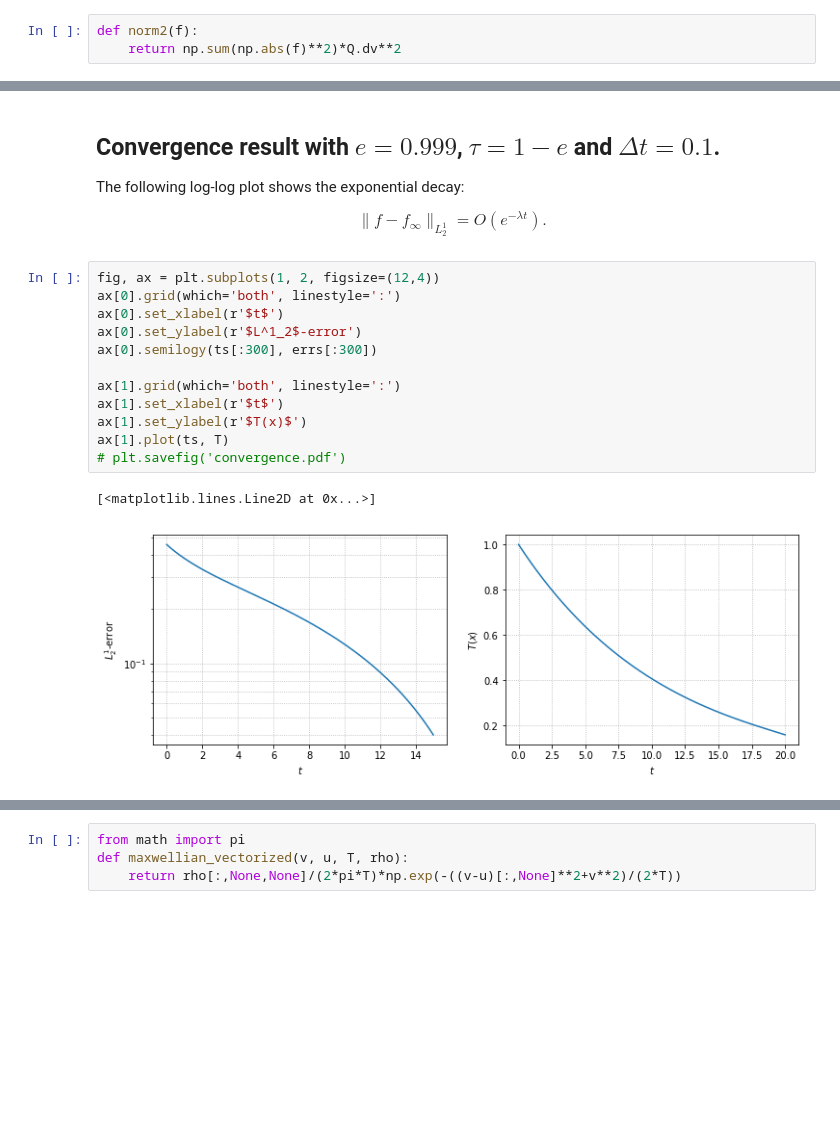
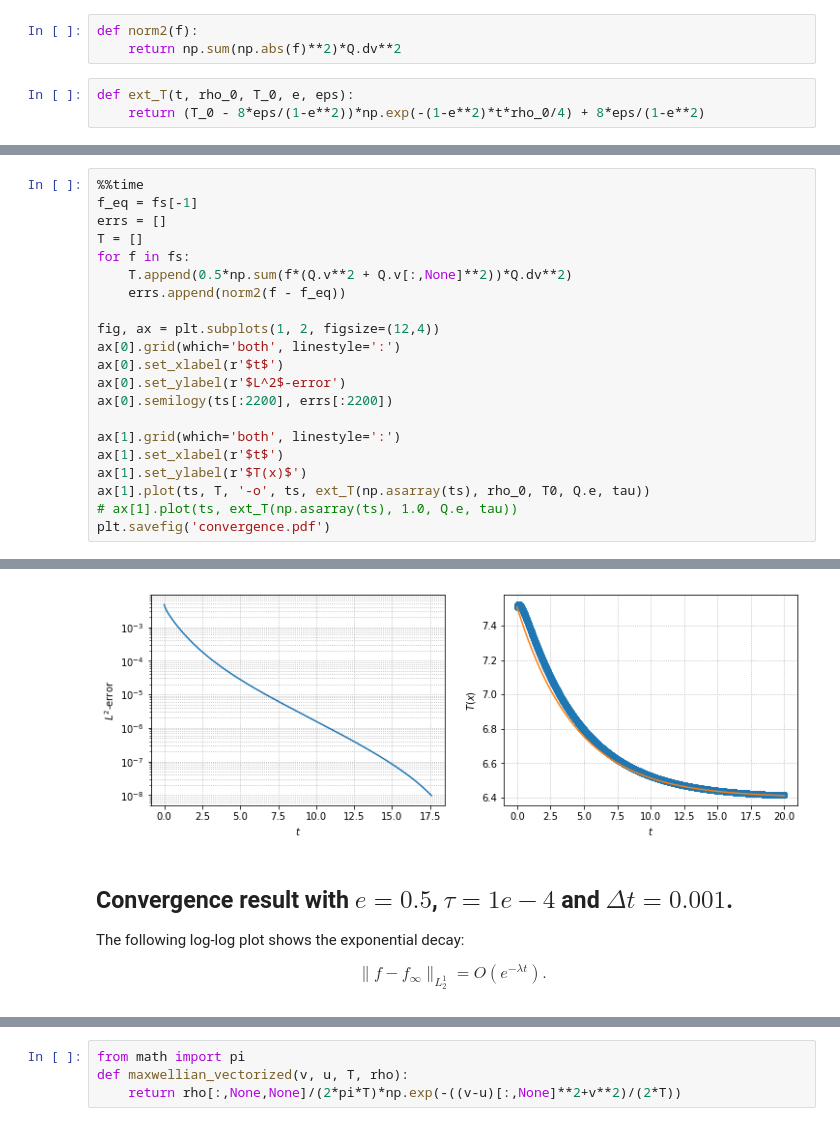
Before and after one commit to Mayuyu/proj-int-inelastic, a Jupyter notebook: main_test.ipynb, the cells around one changed output, grey strips where cells are left out. Saved outputs shown, nothing was run; the diff lists cells and outputs as text; blank space fills up the shorter version.

```diff
--- a/main_test.ipynb
+++ b/main_test.ipynb
@@ -64,3 +72,6 @@ Wall time: 18.1 ms
 # %%
 def norm2(f):
     return np.sum(np.abs(f)**2)*Q.dv**2
+# %%
+def ext_T(t, rho_0, T_0, e, eps):
+    return (T_0 - 8*eps/(1-e**2))*np.exp(-(1-e**2)*t*rho_0/4) + 8*eps/(1-e**2)
@@ -104,0 +134,22 @@ Wall time: 108 ms
+# %%
+%%time
+f_eq = fs[-1]
+errs = []
+T = []
+for f in fs:
+    T.append(0.5*np.sum(f*(Q.v**2 + Q.v[:,None]**2))*Q.dv**2)
+    errs.append(norm2(f - f_eq))
+
+fig, ax = plt.subplots(1, 2, figsize=(12,4))
+ax[0].grid(which='both', linestyle=':')
+ax[0].set_xlabel(r'$t$')
+ax[0].set_ylabel(r'$L^2$-error')
+ax[0].semilogy(ts[:2200], errs[:2200])
+
+ax[1].grid(which='both', linestyle=':')
+ax[1].set_xlabel(r'$t$')
+ax[1].set_ylabel(r'$T(x)$')
+ax[1].plot(ts, T, '-o', ts, ext_T(np.asarray(ts), rho_0, T0, Q.e, tau))
+# ax[1].plot(ts, ext_T(np.asarray(ts), 1.0, Q.e, tau))
+plt.savefig('convergence.pdf')
+# %% [output]
@@ -105,23 +158,9 @@ Wall time: 108 ms
+[figure, added]
 # %% [markdown]
-## Convergence result with $e = 0.999$, $\tau = 1 - e$ and $\Delta t = 0.1$.
+## Convergence result with $e = 0.5$, $\tau = 1e-4$ and $\Delta t = 0.001$.
 
 The following log-log plot shows the exponential decay:
 
 $$
 \|f - f_{\infty}\|_{L^1_2} = O(e^{-\lambda t}).
 $$
-# %%
-fig, ax = plt.subplots(1, 2, figsize=(12,4))
-ax[0].grid(which='both', linestyle=':')
-ax[0].set_xlabel(r'$t$')
-ax[0].set_ylabel(r'$L^1_2$-error')
-ax[0].semilogy(ts[:300], errs[:300])
-
-ax[1].grid(which='both', linestyle=':')
-ax[1].set_xlabel(r'$t$')
-ax[1].set_ylabel(r'$T(x)$')
-ax[1].plot(ts, T)
-# plt.savefig('convergence.pdf')
-# %% [output]
-[<matplotlib.lines.Line2D at 0x...>]
-[figure, removed]
```
Also changed, not shown: parts of 22 cells of this notebook, 4 other files.
